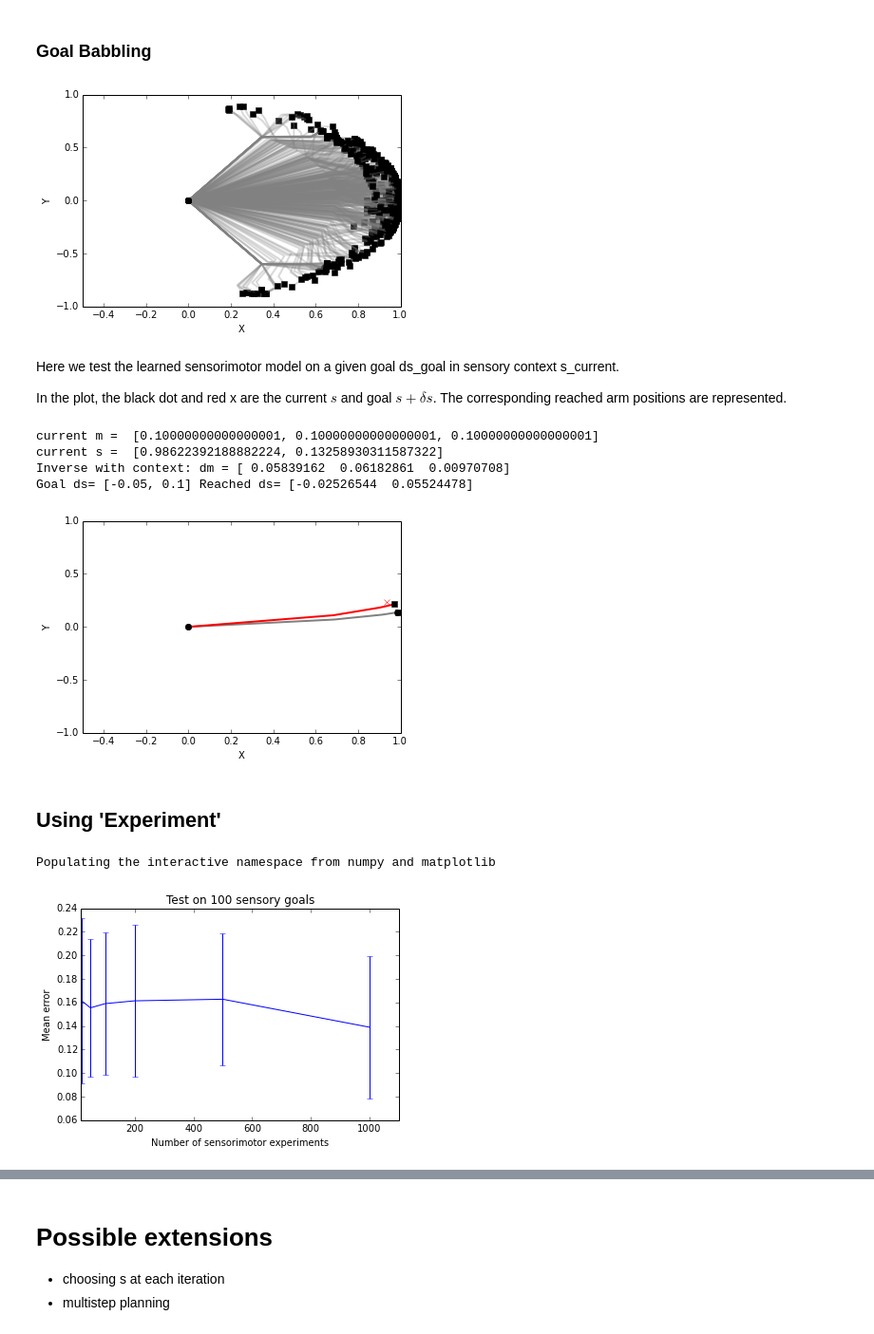
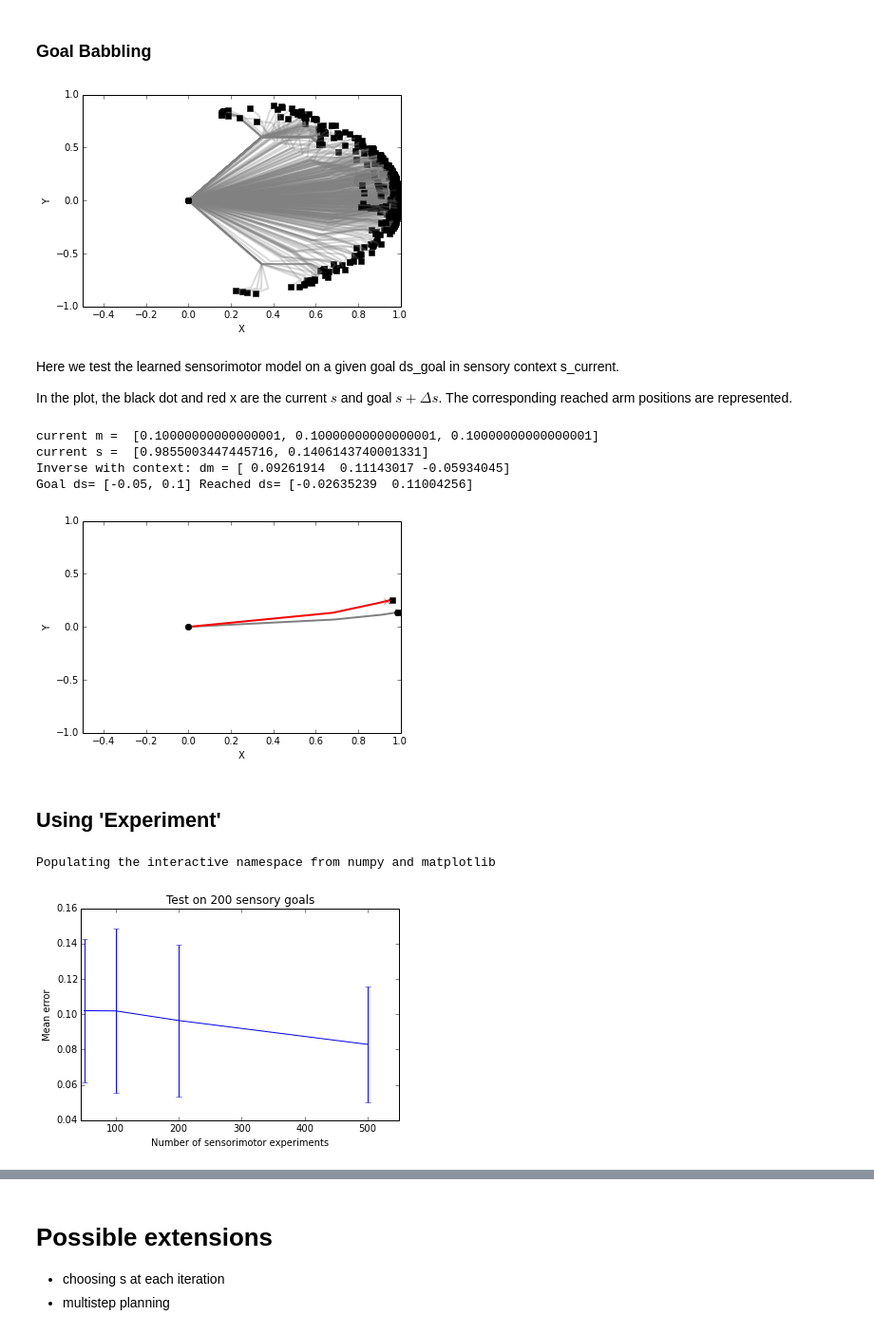
Before and after one commit to flowersteam/explauto, a Jupyter notebook: notebook/learning_with_context.ipynb, the cells around one changed output, grey strips where cells are left out. Shown: that part at 95% size. Cells and saved outputs as stored; diff of their text form; code cells hidden in the pictures.

Commit message:
notebook context

```diff
--- a/notebook/learning_with_context.ipynb
+++ b/notebook/learning_with_context.ipynb
@@ -306,7 +302,6 @@ env_cls = SimpleArmEnvironment
 env_conf = environments['simple_arm'][1]['low_dimensional']
 
 context_mode = dict(choose_m=False,
-                    context_dims=[0,1],
                     rest_position=[0]*3,
                     reset_iterations=20,
                     dm_bounds=[[-0.2, -0.2, -0.2],
@@ -343,45 +338,43 @@ environment.reset()
 
 # Reset sensorimotor model
 sm_model = SensorimotorModel.from_configuration(environment.conf, 'NN', 'default')
-
-c_dims = [0, 1] # hand position's dimensions
 
 # Add points to boostrap sensorimotor model
 for i in range(10):
     sm_model.update([0.]*6, np.hstack((environment.current_sensori_position, [0., 0.])))
 
 
 in_dims = range(3) + range(6,10)
 out_dims = range(3, 6)
 
 for i in range(500):
     if np.mod(i, context_mode['reset_iterations']) == 0:
         environment.reset()
     m = list(environment.current_motor_position)
     s = list(environment.current_sensori_position)
 
-    ds_g = list(im_model.sample_given_context(s, c_dims))
+    ds_g = list(im_model.sample_given_context(s, range(environment.conf.s_ndims/2)))
     #print "ds_g", ds_g
 
     dm = sm_model.infer(in_dims,
                         out_dims,
                         m + s + ds_g)
     mdm = np.hstack((m, dm))
     #print "mdm", mdm
     sds = environment.update(mdm, reset=False)
     # update the sensorimotor model:
     sm_model.update(mdm, sds)
     # update interest model
     im_model.update(np.hstack((mdm, s, ds_g)), np.hstack((mdm, sds)))
     # plot arm
     environment.plot(ax, alpha=0.3)
     #print "m", m, "s", s, "ds_g", ds_g, "dm", dm
 # %% [output]
-[figure, old version]
+[figure, new version]
 # %% [markdown]
 Here we test the learned sensorimotor model on a given goal ds_goal in sensory context s_current.
 
-In the plot, the black dot and red x are the current $s$ and goal $s + \delta s$.
+In the plot, the black dot and red x are the current $s$ and goal $s + \Delta s$.
 The corresponding reached arm positions are represented.
 # %%
 # Inverse with sensorimotor context: dM <- i(M, S, dS)
@@ -412,10 +405,10 @@ ax.plot(*list(np.array(s_current) + np.array(ds_goal)), marker='x', color='red')
 print "Goal ds=", ds_goal, "Reached ds=", environment.current_sensori_position - s_current
 # %% [output]
 current m =  [0.10000000000000001, 0.10000000000000001, 0.10000000000000001]
-current s =  [0.98622392188882224, 0.13258930311587322]
-Inverse with context: dm = [ 0.05839162  0.06182861  0.00970708]
-Goal ds= [-0.05, 0.1] Reached ds= [-0.02526544  0.05524478]
+current s =  [0.9855003447445716, 0.1406143740001331]
+Inverse with context: dm = [ 0.09261914  0.11143017 -0.05934045]
+Goal ds= [-0.05, 0.1] Reached ds= [-0.02635239  0.11004256]
-[figure, old version]
+[figure, new version]
 # %% [markdown]
 ## Using 'Experiment'
 # %%
@@ -434,8 +427,8 @@ goal_babbling = make_settings(environment='simple_arm', environment_config = 'lo
 
 expe = Experiment.from_settings(goal_babbling)
 
-expe.evaluate_at([20, 50, 100, 200, 500, 1000],
-                 rand_bounds(np.vstack(([0.8, -0.1, -0.2, -0.2], [1., 0.1, 0.2, 0.2])), n=100))
+expe.evaluate_at([50, 100, 200, 500],
+                 rand_bounds(np.vstack(([1., 0., -0.1, -0.1], [1., 0., 0.1, 0.1])), n=200))
 
 # Add one point to boostrap sensorimotor model
 for i in range(10):
@@ -447,4 +440,4 @@ ax = axes()
 expe.log.plot_learning_curve(ax)
 # %% [output]
 Populating the interactive namespace from numpy and matplotlib
-[figure, old version]
+[figure, new version]
```
Also changed, not shown: parts of 17 cells of this notebook, 4 other files.
